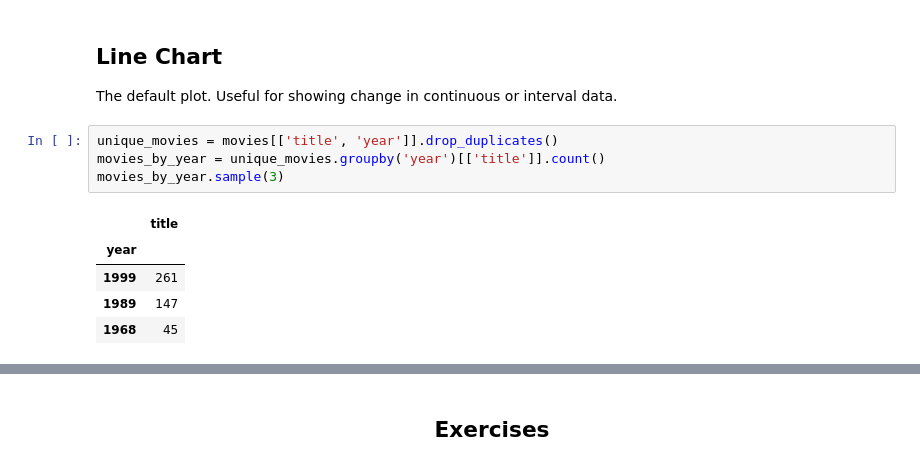
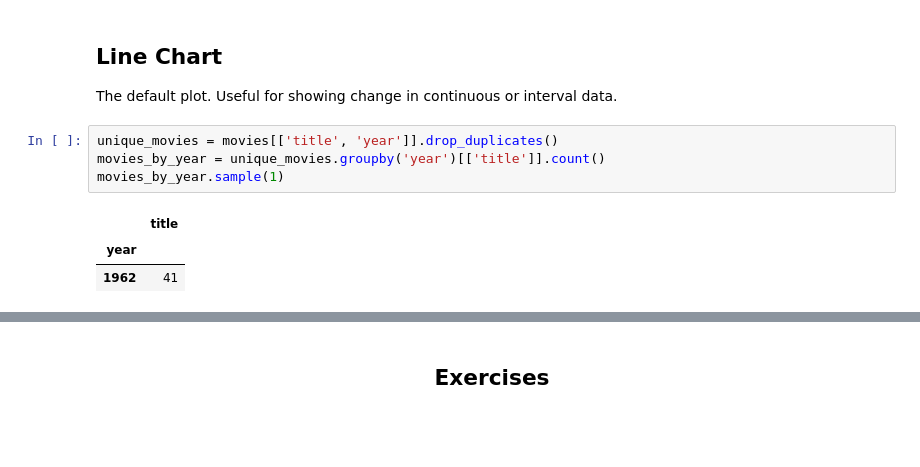
Before and after one commit to organisciak/Scripting-Course, a Jupyter notebook: slides/06-visualization.ipynb, the cells around one changed output, grey strips where cells are left out. Cells and saved outputs as stored; diff of their text form; blank space fills up the shorter version.

```diff
--- a/slides/06-visualization.ipynb
+++ b/slides/06-visualization.ipynb
@@ -365,13 +362,11 @@ The default plot. Useful for showing change in continuous or interval data.
 # %%
 unique_movies = movies[['title', 'year']].drop_duplicates()
 movies_by_year = unique_movies.groupby('year')[['title']].count()
-movies_by_year.sample(3)
+movies_by_year.sample(1)
 # %% [output]
 |  | title |
 | year |  |
-| 1999 | 261 |
-| 1989 | 147 |
-| 1968 | 45 |
+| 1962 | 41 |
 # %%
 movies_by_year.plot()
 # %% [output]
```
Also changed, not shown: parts of 16 cells of this notebook, 2 other files.
